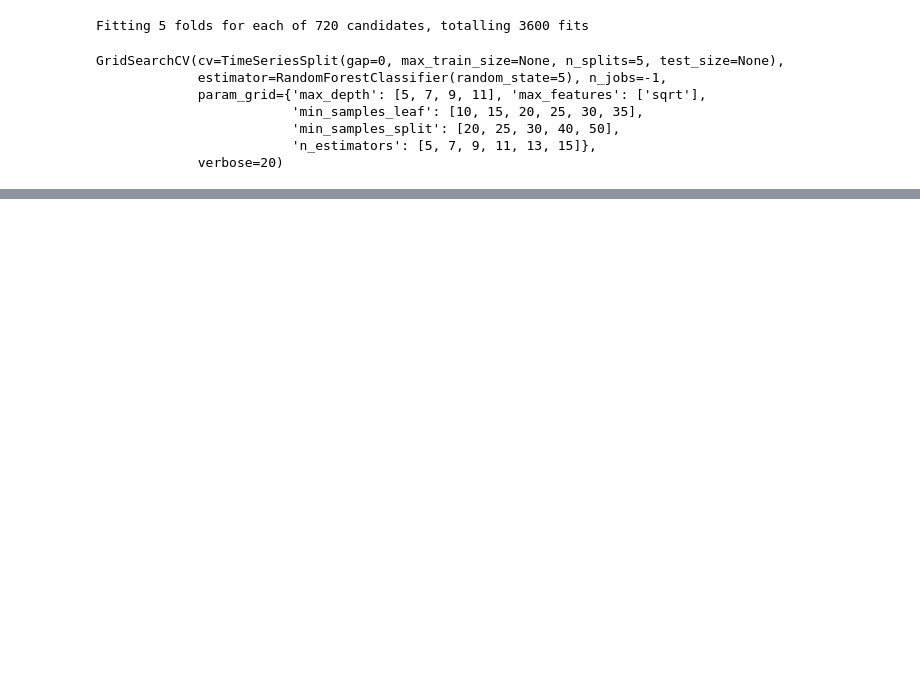
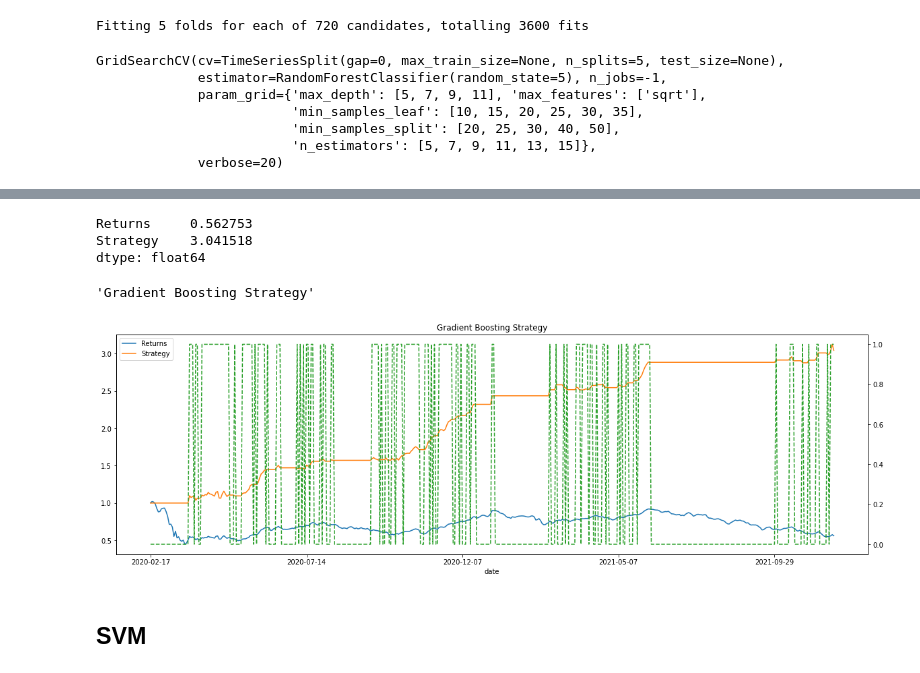
Before and after one commit to gabrieldapaz/ml-cin, a Jupyter notebook: eda_data_processing_modeling.ipynb, the cells around one changed output, grey strips where cells are left out. Saved outputs shown, nothing was run; the diff lists cells and outputs as text; code cells hidden in the pictures; blank space fills up the shorter version.

```diff
--- a/eda_data_processing_modeling.ipynb
+++ b/eda_data_processing_modeling.ipynb
@@ -477,0 +323,26 @@ ax.get_legend()
+# %%
+backtest_df = base_1_dia[int(base_1_dia.shape[0]*0.7):]
+
+pd.options.mode.chained_assignment = None
+backtest_df['Position'] = gb_cv.best_estimator_.predict(X_test)
+
+backtest_df['Strategy'] = backtest_df['Position']*backtest_df['Returns']
+
+np.exp(backtest_df[['Returns', 'Strategy']].sum())
+# %% [output]
+Returns     0.562753
+Strategy    3.041518
+dtype: float64
+# %%
+import matplotlib.pyplot as plt
+%matplotlib inline
+
+ax = backtest_df[['Returns', 'Strategy']].cumsum().apply(np.exp).plot(figsize=(20, 6), title = "Gradient Boosting Strategy")
+backtest_df['Position'].plot(ax=ax, secondary_y='Position', style='--')
+ax.get_legend()
+ax.get_title()
+# %% [output]
+'Gradient Boosting Strategy'
+[figure, added]
+# %% [markdown]
+## SVM
```
Also changed, not shown: parts of 58 cells of this notebook, 1 other file.
